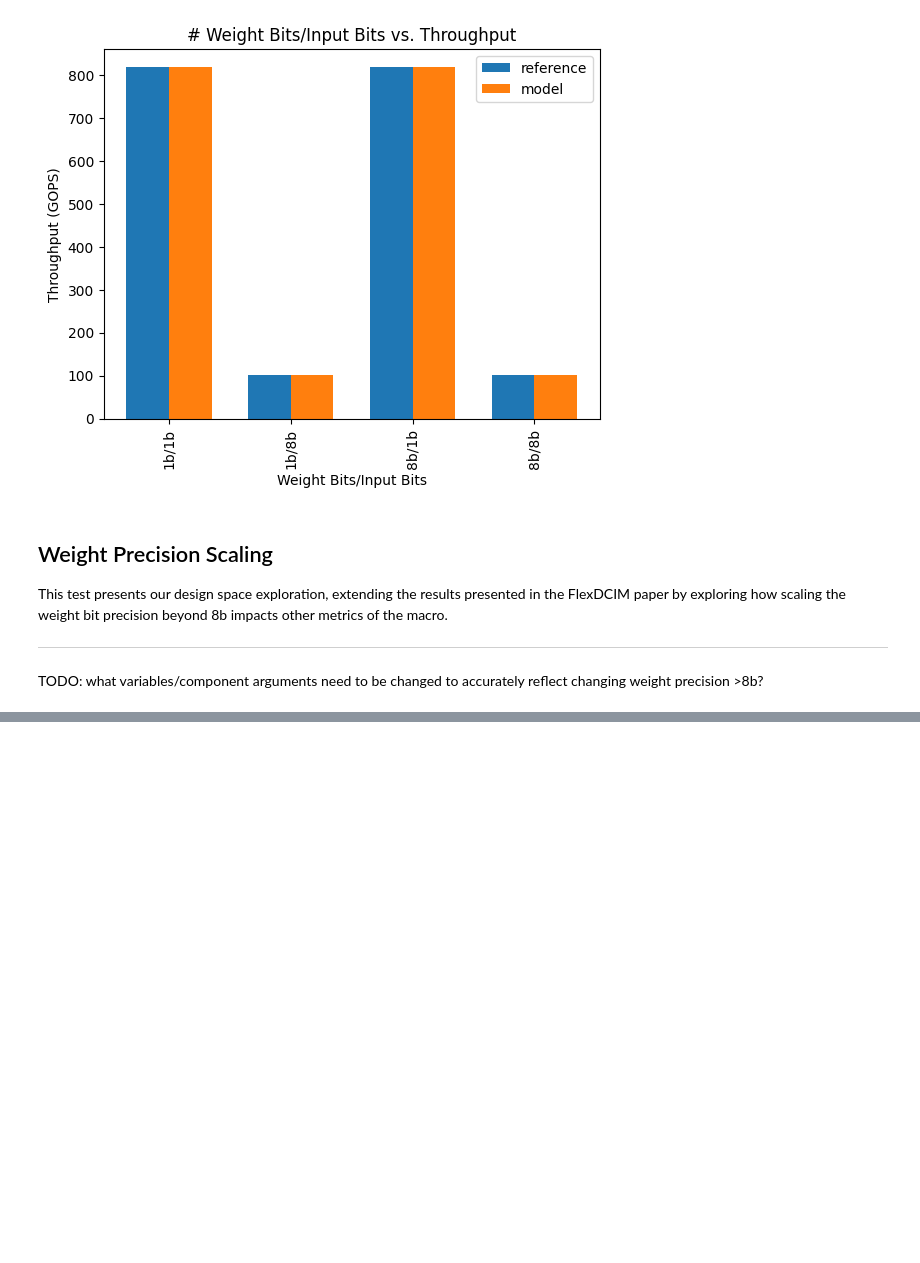
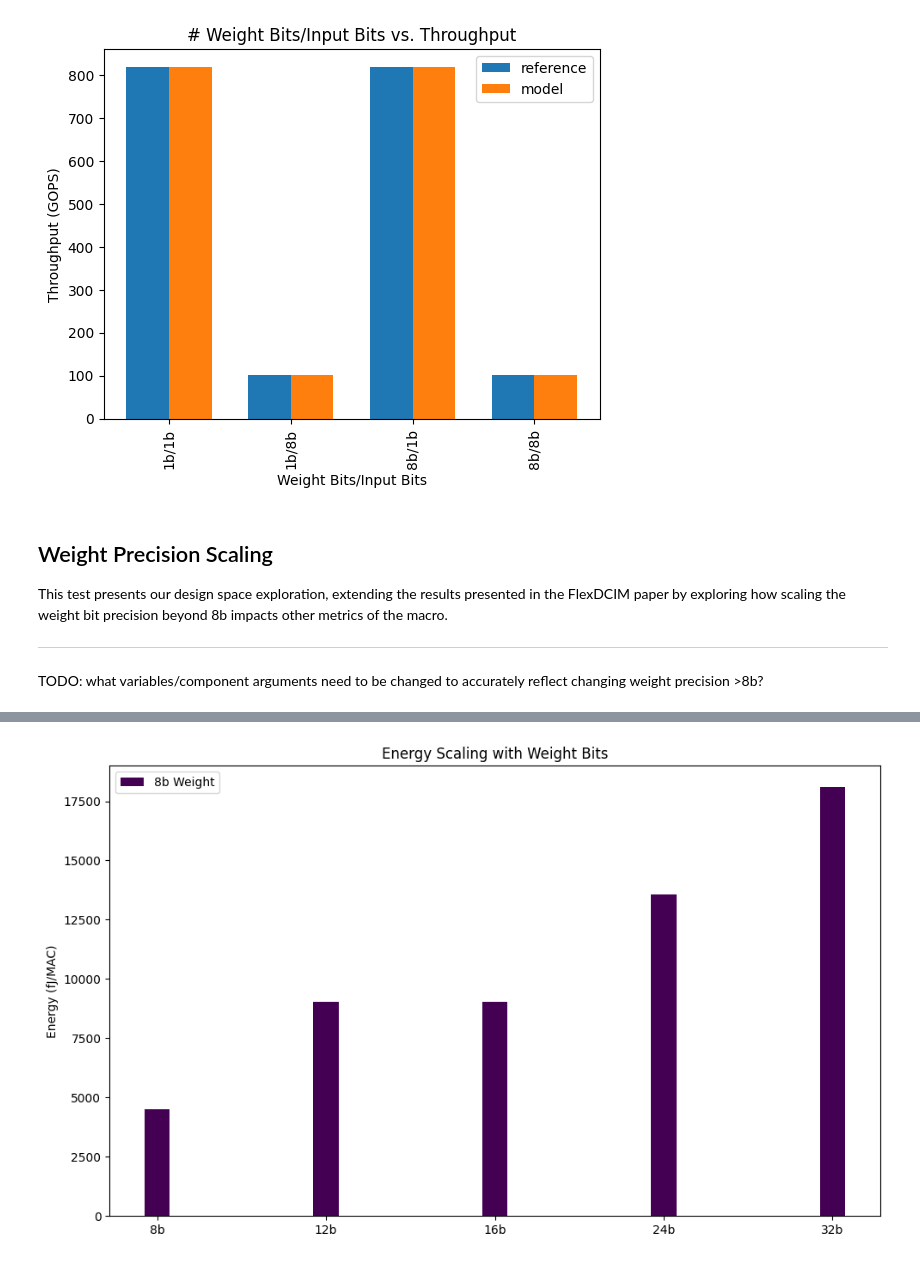
Before and after one commit to linv24/6.5930-project, a Jupyter notebook: workspace/models/arch/1_macro/flexdcim_2025/_guide.ipynb, the cells around one changed output, grey strips where cells are left out. Cells and saved outputs as stored; diff of their text form; code cells hidden in the pictures; blank space fills up the shorter version.

```diff
--- a/workspace/models/arch/1_macro/flexdcim_2025/_guide.ipynb
+++ b/workspace/models/arch/1_macro/flexdcim_2025/_guide.ipynb
@@ -391,6 +390,0 @@ TODO: what variables/component arguments need to be changed to accurately reflec
-# %%
-MACRO_NAME = "flexdcim_2025"
-
-utils.get_spec(
-    macro=MACRO_NAME
-)
@@ -540,0 +607,25 @@ results = utils.parallel_test(
+# %%
+results = utils.parallel_test(
+    utils.delayed(utils.quick_run)(
+        macro=MACRO_NAME,
+        variables=dict(
+            MAX_UTILIZATION=True,
+            WEIGHT_BITS=w,
+            INPUT_BITS=8,
+        ),
+    )
+    for w in scaled_weights_precisions
+)
+
+data = {
+    f"{r.variables['WEIGHT_BITS']}b": r.per_compute("energy")*1e15
+    for r in results
+}
+
+multi_bar_plot(
+    [data],
+    ylabel="Energy (fJ/MAC)",
+    title="Energy Scaling with Weight Bits"
+)
+# %% [output]
+[figure, added]
```
Also changed, not shown: parts of 27 cells of this notebook.
